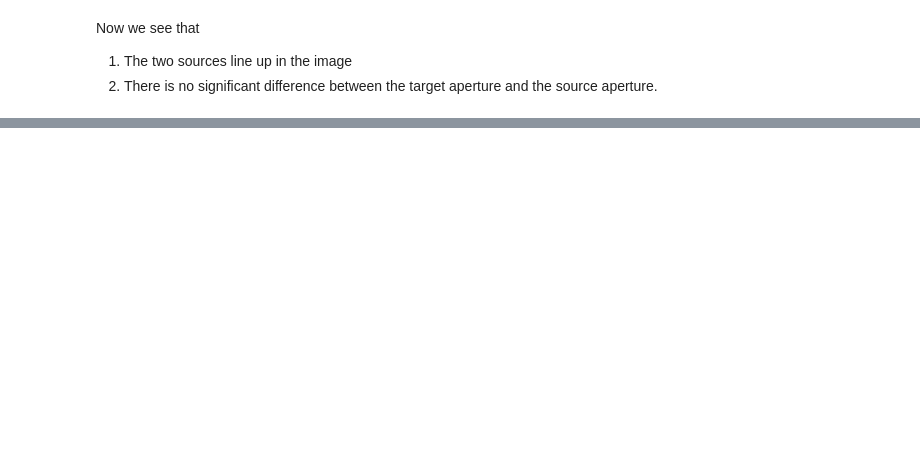
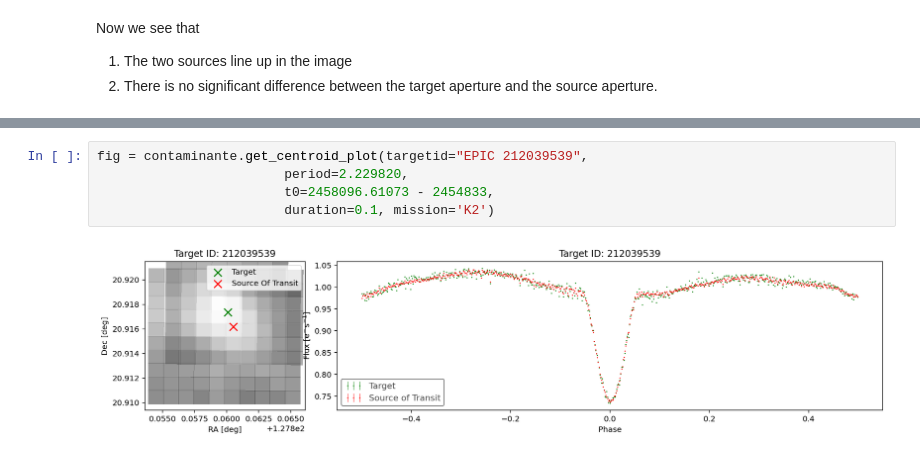
Before and after one commit to christinahedges/contaminante, a Jupyter notebook: tutorials/tutorial-1_how-to-use-contaminante.ipynb, the cells around one changed output, grey strips where cells are left out. Drawn from its saved outputs; the diff is of its cells as text; blank space fills up the shorter version.

```diff
--- a/tutorials/tutorial-1_how-to-use-contaminante.ipynb
+++ b/tutorials/tutorial-1_how-to-use-contaminante.ipynb
@@ -38,0 +54,7 @@ Now we see that
+# %%
+fig = contaminante.get_centroid_plot(targetid="EPIC 212039539",
+                        period=2.229820,
+                        t0=2458096.61073 - 2454833,
+                        duration=0.1, mission='K2')
+# %% [output]
+[figure, added]
```
Also changed, not shown: parts of 5 cells of this notebook, 1 other file.
